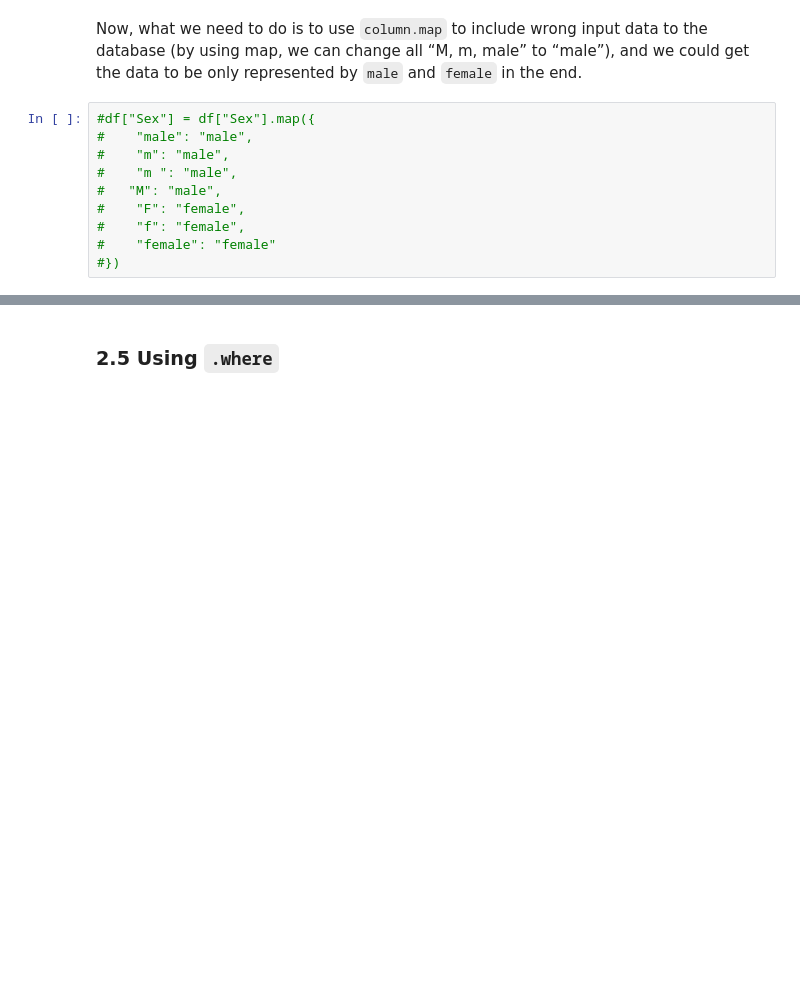
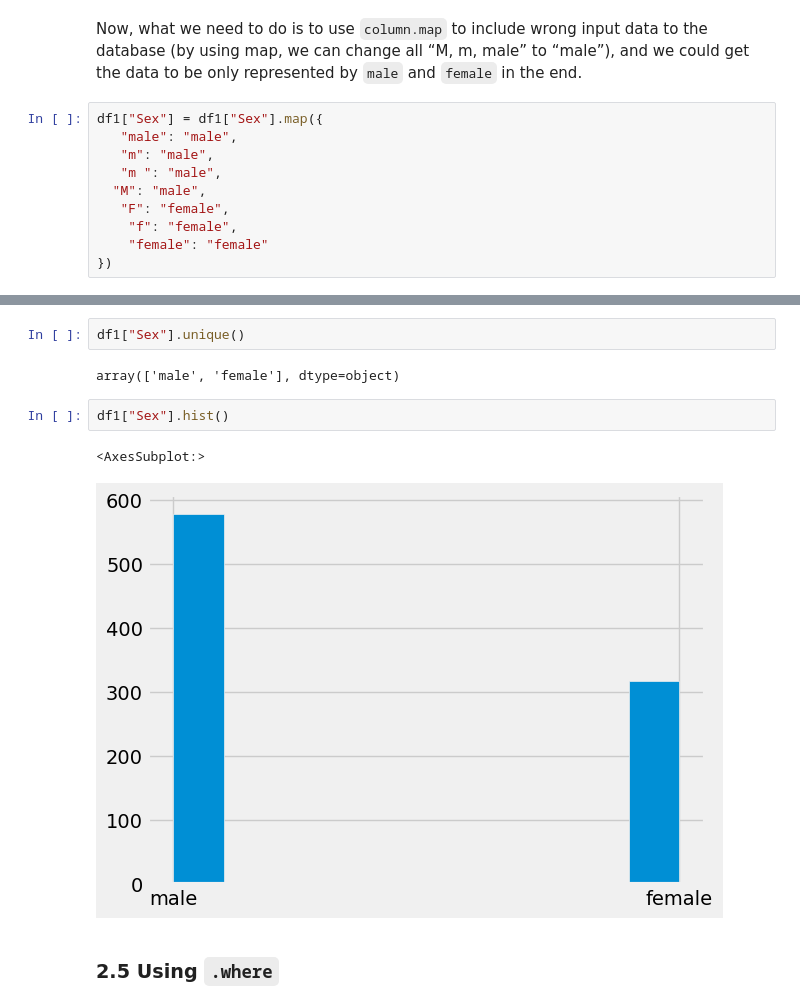
Before and after one commit to ds-modules/PUBPOL-ETHSTD-C164A-SP23, a Jupyter notebook: Data Cleaning EDA Notebook.ipynb, the cells around one changed output, grey strips where cells are left out. Drawn from its saved outputs; the diff is of its cells as text; blank space fills up the shorter version.

```diff
--- a/Data Cleaning EDA Notebook.ipynb
+++ b/Data Cleaning EDA Notebook.ipynb
@@ -197,15 +252,15 @@ In the example above, we found that there are “male, m, M, F, f, female, Femal
 # %% [markdown]
 Now, what we need to do is to use `column.map`  to include wrong input data to the database (by using map, we can change all “M, m, male” to “male”), and we could get the data to be only represented by `male` and `female` in the end.
 # %%
-#df["Sex"] = df["Sex"].map({
-#    "male": "male",
-#    "m": "male",
-#    "m ": "male",
-#   "M": "male",
-#    "F": "female",
-#    "f": "female",
-#    "female": "female"
-#})
+df1["Sex"] = df1["Sex"].map({
+   "male": "male",
+   "m": "male",
+   "m ": "male",
+  "M": "male",
+   "F": "female",
+    "f": "female",
+    "female": "female"
+})
 # %% [markdown]
 The function above is used to map those values to male or female.
 
@@ -213,3 +269,12 @@ Note: please make sure the default values male and female are included in the ma
+# %%
+df1["Sex"].unique()
+# %% [output]
+array(['male', 'female'], dtype=object)
+# %%
+df1["Sex"].hist()
+# %% [output]
+<AxesSubplot:>
+[figure, added]
 # %% [markdown]
 ### 2.5 Using `.where`
 # %% [markdown]
```
Also changed, not shown: parts of 14 cells of this notebook, 1 other file.
